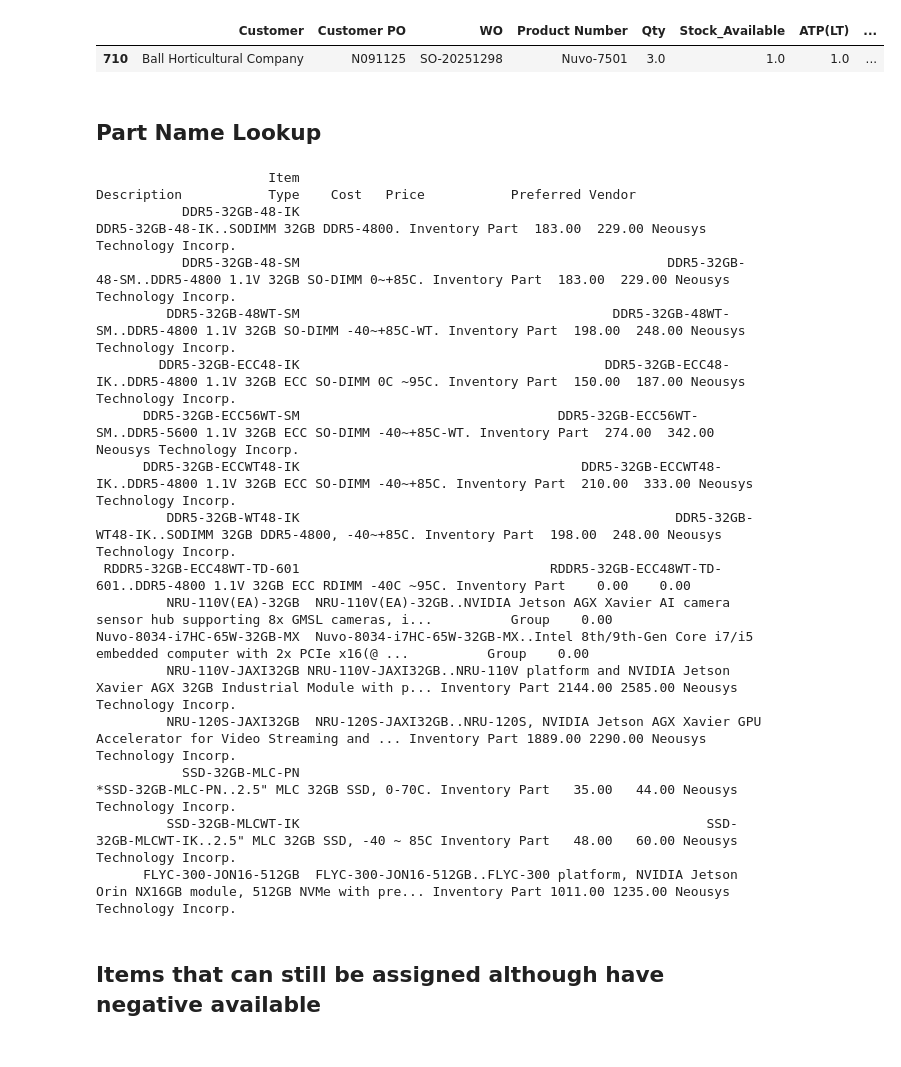
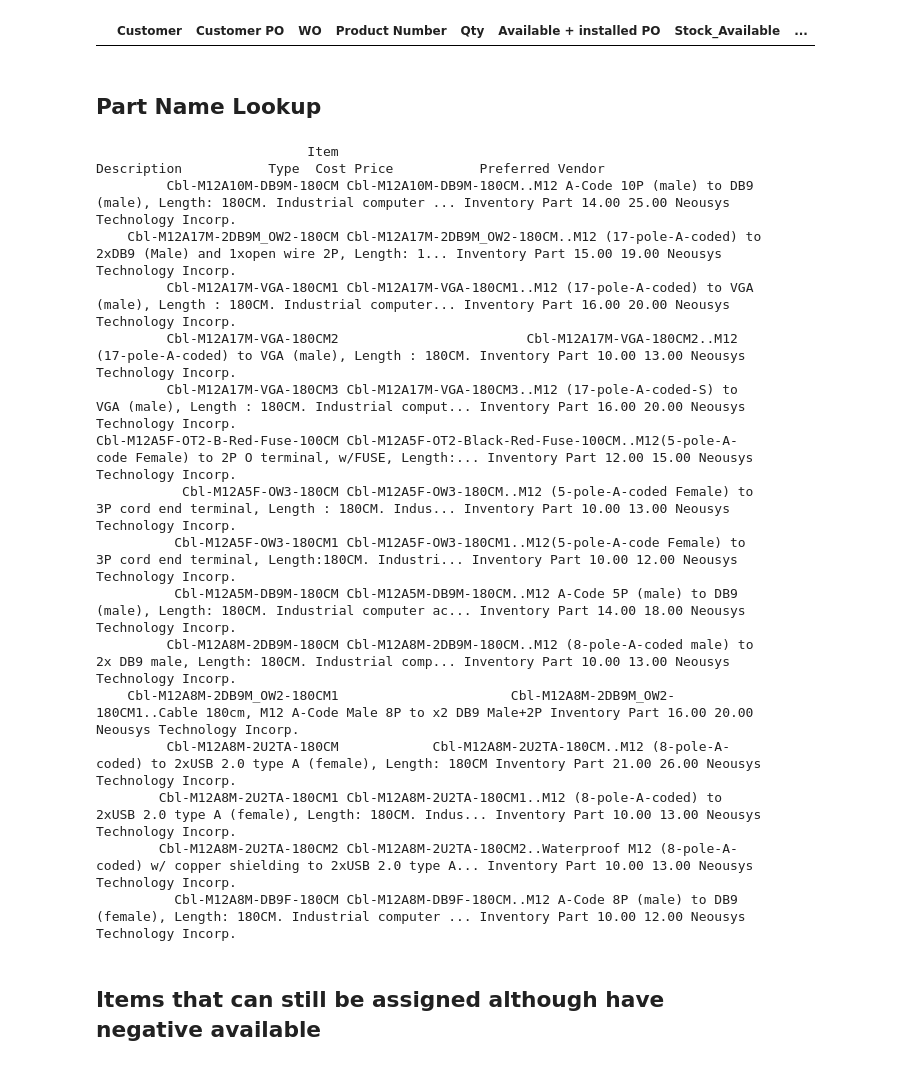
Before and after one commit to playoung2818/ERP_System, a Jupyter notebook: ERP_Dashboard.ipynb, the cells around one changed output. Saved outputs shown, nothing was run; the diff lists cells and outputs as text; code cells hidden in the pictures.

```diff
--- a/ERP_Dashboard.ipynb
+++ b/ERP_Dashboard.ipynb
@@ -109,31 +99,30 @@ display(styled)
 # %%
-filtered_df = ERP_df[ERP_df['Product Number'] == 'Nuvo-7501'].sort_values(by='Lead Time',ascending=True)
+filtered_df = ERP_df[ERP_df['Product Number'] == 'NRU-220S'].sort_values(by='Lead Time',ascending=True)
 filtered_df
 # %% [output]
-|  | Customer | Customer PO | WO | Product Number | Qty | Stock_Available | ATP(LT) | ... |
-| 710 | Ball Horticultural Company | N091125 | SO-20251298 | Nuvo-7501 | 3.0 | 1.0 | 1.0 | ... |
+|  | Customer | Customer PO | WO | Product Number | Qty | Available + installed PO | Stock_Available | ... |
 # %% [markdown]
 ## Part Name Lookup
 # %%
-results = search_items("ddr5-32GB")
+results = search_items("cblm12")
 print(results.to_string(index=False))
 # %% [output]
-                      Item                                                                                        Description           Type    Cost   Price           Preferred Vendor
-           DDR5-32GB-48-IK                                                            DDR5-32GB-48-IK..SODIMM 32GB DDR5-4800. Inventory Part  183.00  229.00 Neousys Technology Incorp.
-           DDR5-32GB-48-SM                                               DDR5-32GB-48-SM..DDR5-4800 1.1V 32GB SO-DIMM 0~+85C. Inventory Part  183.00  229.00 Neousys Technology Incorp.
-         DDR5-32GB-48WT-SM                                        DDR5-32GB-48WT-SM..DDR5-4800 1.1V 32GB SO-DIMM -40~+85C-WT. Inventory Part  198.00  248.00 Neousys Technology Incorp.
-        DDR5-32GB-ECC48-IK                                       DDR5-32GB-ECC48-IK..DDR5-4800 1.1V 32GB ECC SO-DIMM 0C ~95C. Inventory Part  150.00  187.00 Neousys Technology Incorp.
-      DDR5-32GB-ECC56WT-SM                                 DDR5-32GB-ECC56WT-SM..DDR5-5600 1.1V 32GB ECC SO-DIMM -40~+85C-WT. Inventory Part  274.00  342.00 Neousys Technology Incorp.
-      DDR5-32GB-ECCWT48-IK                                    DDR5-32GB-ECCWT48-IK..DDR5-4800 1.1V 32GB ECC SO-DIMM -40~+85C. Inventory Part  210.00  333.00 Neousys Technology Incorp.
-         DDR5-32GB-WT48-IK                                                DDR5-32GB-WT48-IK..SODIMM 32GB DDR5-4800, -40~+85C. Inventory Part  198.00  248.00 Neousys Technology Incorp.
- RDDR5-32GB-ECC48WT-TD-601                                RDDR5-32GB-ECC48WT-TD-601..DDR5-4800 1.1V 32GB ECC RDIMM -40C ~95C. Inventory Part    0.00    0.00
-         NRU-110V(EA)-32GB  NRU-110V(EA)-32GB..NVIDIA Jetson AGX Xavier AI camera sensor hub supporting 8x GMSL cameras, i...          Group    0.00
-Nuvo-8034-i7HC-65W-32GB-MX  Nuvo-8034-i7HC-65W-32GB-MX..Intel 8th/9th-Gen Core i7/i5 embedded computer with 2x PCIe x16(@ ...          Group    0.00
-         NRU-110V-JAXI32GB NRU-110V-JAXI32GB..NRU-110V platform and NVIDIA Jetson Xavier AGX 32GB Industrial Module with p... Inventory Part 2144.00 2585.00 Neousys Technology Incorp.
-         NRU-120S-JAXI32GB  NRU-120S-JAXI32GB..NRU-120S, NVIDIA Jetson AGX Xavier GPU Accelerator for Video Streaming and ... Inventory Part 1889.00 2290.00 Neousys Technology Incorp.
-           SSD-32GB-MLC-PN                                                        *SSD-32GB-MLC-PN..2.5" MLC 32GB SSD, 0-70C. Inventory Part   35.00   44.00 Neousys Technology Incorp.
-         SSD-32GB-MLCWT-IK                                                    SSD-32GB-MLCWT-IK..2.5" MLC 32GB SSD, -40 ~ 85C Inventory Part   48.00   60.00 Neousys Technology Incorp.
-      FLYC-300-JON16-512GB  FLYC-300-JON16-512GB..FLYC-300 platform, NVIDIA Jetson Orin NX16GB module, 512GB NVMe with pre... Inventory Part 1011.00 1235.00 Neousys Technology Incorp.
+                           Item                                                                                         Description           Type  Cost Price           Preferred Vendor
+         Cbl-M12A10M-DB9M-180CM Cbl-M12A10M-DB9M-180CM..M12 A-Code 10P (male) to DB9 (male), Length: 180CM. Industrial computer ... Inventory Part 14.00 25.00 Neousys Technology Incorp.
+    Cbl-M12A17M-2DB9M_OW2-180CM Cbl-M12A17M-2DB9M_OW2-180CM..M12 (17-pole-A-coded) to 2xDB9 (Male) and 1xopen wire 2P, Length: 1... Inventory Part 15.00 19.00 Neousys Technology Incorp.
+         Cbl-M12A17M-VGA-180CM1 Cbl-M12A17M-VGA-180CM1..M12 (17-pole-A-coded) to VGA (male), Length : 180CM. Industrial computer... Inventory Part 16.00 20.00 Neousys Technology Incorp.
+         Cbl-M12A17M-VGA-180CM2                        Cbl-M12A17M-VGA-180CM2..M12 (17-pole-A-coded) to VGA (male), Length : 180CM. Inventory Part 10.00 13.00 Neousys Technology Incorp.
+         Cbl-M12A17M-VGA-180CM3 Cbl-M12A17M-VGA-180CM3..M12 (17-pole-A-coded-S) to VGA (male), Length : 180CM. Industrial comput... Inventory Part 16.00 20.00 Neousys Technology Incorp.
+Cbl-M12A5F-OT2-B-Red-Fuse-100CM Cbl-M12A5F-OT2-Black-Red-Fuse-100CM..M12(5-pole-A-code Female) to 2P O terminal, w/FUSE, Length:... Inventory Part 12.00 15.00 Neousys Technology Incorp.
+           Cbl-M12A5F-OW3-180CM Cbl-M12A5F-OW3-180CM..M12 (5-pole-A-coded Female) to 3P cord end terminal, Length : 180CM. Indus... Inventory Part 10.00 13.00 Neousys Technology Incorp.
+          Cbl-M12A5F-OW3-180CM1 Cbl-M12A5F-OW3-180CM1..M12(5-pole-A-code Female) to 3P cord end terminal, Length:180CM. Industri... Inventory Part 10.00 12.00 Neousys Technology Incorp.
+          Cbl-M12A5M-DB9M-180CM Cbl-M12A5M-DB9M-180CM..M12 A-Code 5P (male) to DB9 (male), Length: 180CM. Industrial computer ac... Inventory Part 14.00 18.00 Neousys Technology Incorp.
+         Cbl-M12A8M-2DB9M-180CM Cbl-M12A8M-2DB9M-180CM..M12 (8-pole-A-coded male) to 2x DB9 male, Length: 180CM. Industrial comp... Inventory Part 10.00 13.00 Neousys Technology Incorp.
+    Cbl-M12A8M-2DB9M_OW2-180CM1                      Cbl-M12A8M-2DB9M_OW2-180CM1..Cable 180cm, M12 A-Code Male 8P to x2 DB9 Male+2P Inventory Part 16.00 20.00 Neousys Technology Incorp.
+         Cbl-M12A8M-2U2TA-180CM            Cbl-M12A8M-2U2TA-180CM..M12 (8-pole-A-coded) to 2xUSB 2.0 type A (female), Length: 180CM Inventory Part 21.00 26.00 Neousys Technology Incorp.
+        Cbl-M12A8M-2U2TA-180CM1 Cbl-M12A8M-2U2TA-180CM1..M12 (8-pole-A-coded) to 2xUSB 2.0 type A (female), Length: 180CM. Indus... Inventory Part 10.00 13.00 Neousys Technology Incorp.
+        Cbl-M12A8M-2U2TA-180CM2 Cbl-M12A8M-2U2TA-180CM2..Waterproof M12 (8-pole-A-coded) w/ copper shielding to 2xUSB 2.0 type A... Inventory Part 10.00 13.00 Neousys Technology Incorp.
+          Cbl-M12A8M-DB9F-180CM Cbl-M12A8M-DB9F-180CM..M12 A-Code 8P (male) to DB9 (female), Length: 180CM. Industrial computer ... Inventory Part 10.00 12.00 Neousys Technology Incorp.
 # %% [markdown]
 ## Items that can still be assigned although have negative available
 # %%
```
Also changed, not shown: parts of 3 cells of this notebook, 2 other files.
